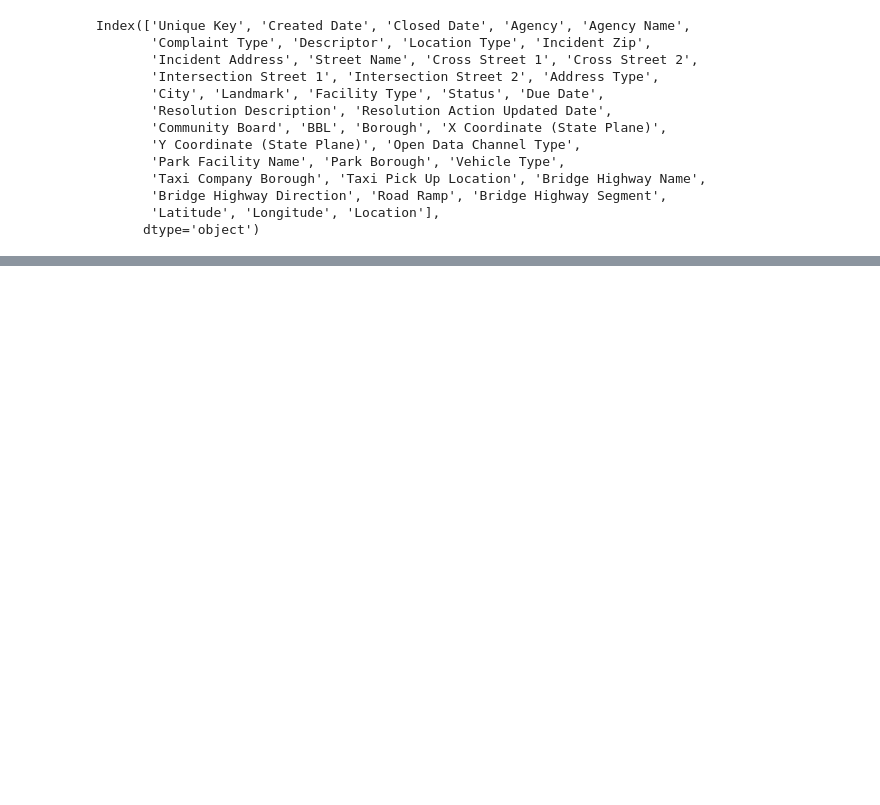
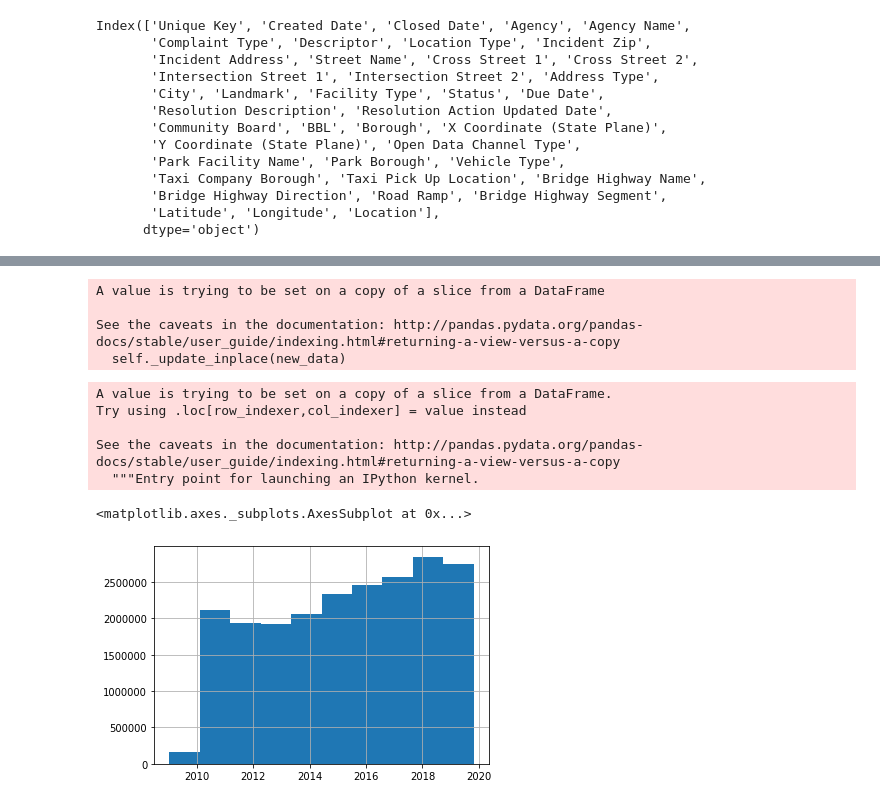
Before and after one commit to Battleman/Squada, a Jupyter notebook: data_pipeline_artur.ipynb, the cells around one changed output, grey strips where cells are left out. Drawn from its saved outputs; the diff is of its cells as text; code cells hidden in the pictures; blank space fills up the shorter version.

```diff
--- a/data_pipeline_artur.ipynb
+++ b/data_pipeline_artur.ipynb
@@ -27,0 +272,23 @@ read_csv
+# %%
+df_updated = df_311[(df_311["Closed Date"] > datetime.datetime(2009, 1, 1)) | (df_311["Closed Date"] == datetime.datetime(1900, 1, 1))]
+# %%
+import numpy as np
+df_updated[df_updated["Closed Date"] == datetime.datetime(1900, 1, 1)]["Closed Date"].replace(datetime.datetime(1900, 1, 1), np.NaN, inplace=True)
+# %% [output]
+A value is trying to be set on a copy of a slice from a DataFrame
+
+See the caveats in the documentation: http://pandas.pydata.org/pandas-docs/stable/user_guide/indexing.html#returning-a-view-versus-a-copy
+  self._update_inplace(new_data)
+# %%
+df_updated["Closed Date"] = df_updated["Closed Date"].replace(datetime.datetime(1900, 1, 1), np.NaN)
+# %% [output]
+A value is trying to be set on a copy of a slice from a DataFrame.
+Try using .loc[row_indexer,col_indexer] = value instead
+
+See the caveats in the documentation: http://pandas.pydata.org/pandas-docs/stable/user_guide/indexing.html#returning-a-view-versus-a-copy
+  """Entry point for launching an IPython kernel.
+# %%
+df_updated["Closed Date"].hist()
+# %% [output]
+<matplotlib.axes._subplots.AxesSubplot at 0x...>
+[figure, added]
```
Also changed, not shown: parts of 74 cells of this notebook.
